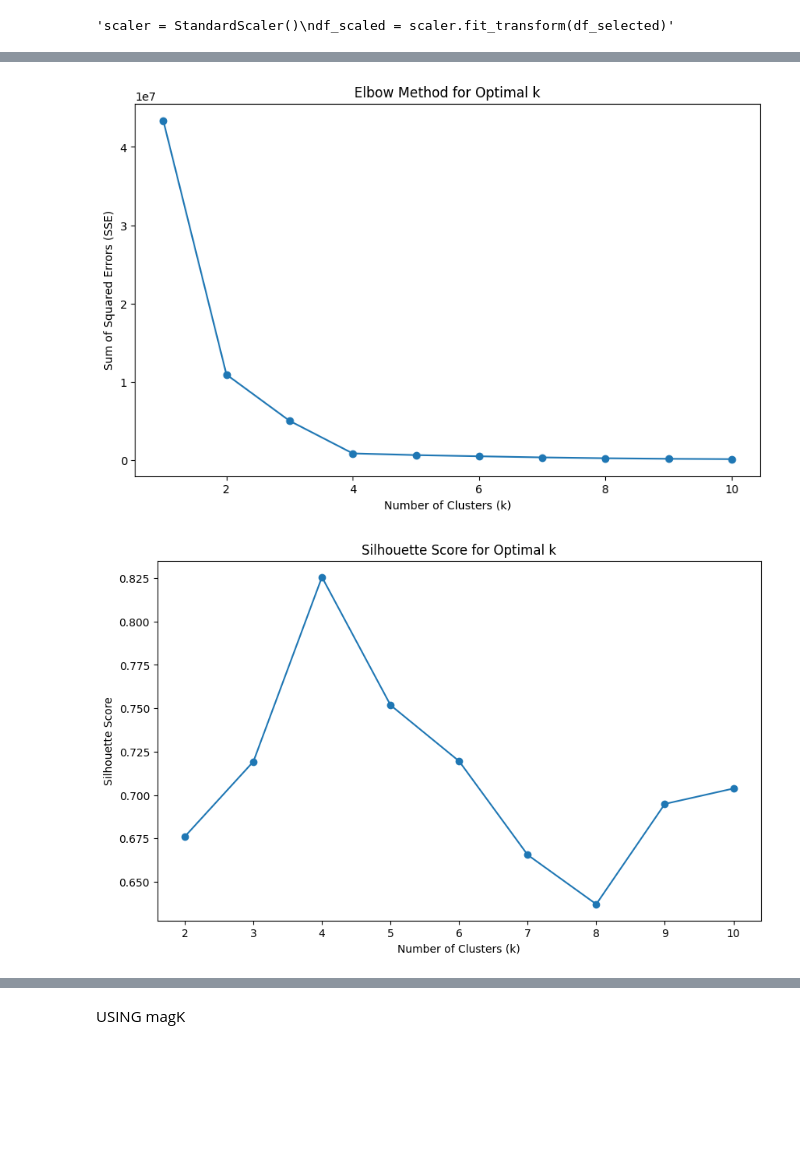
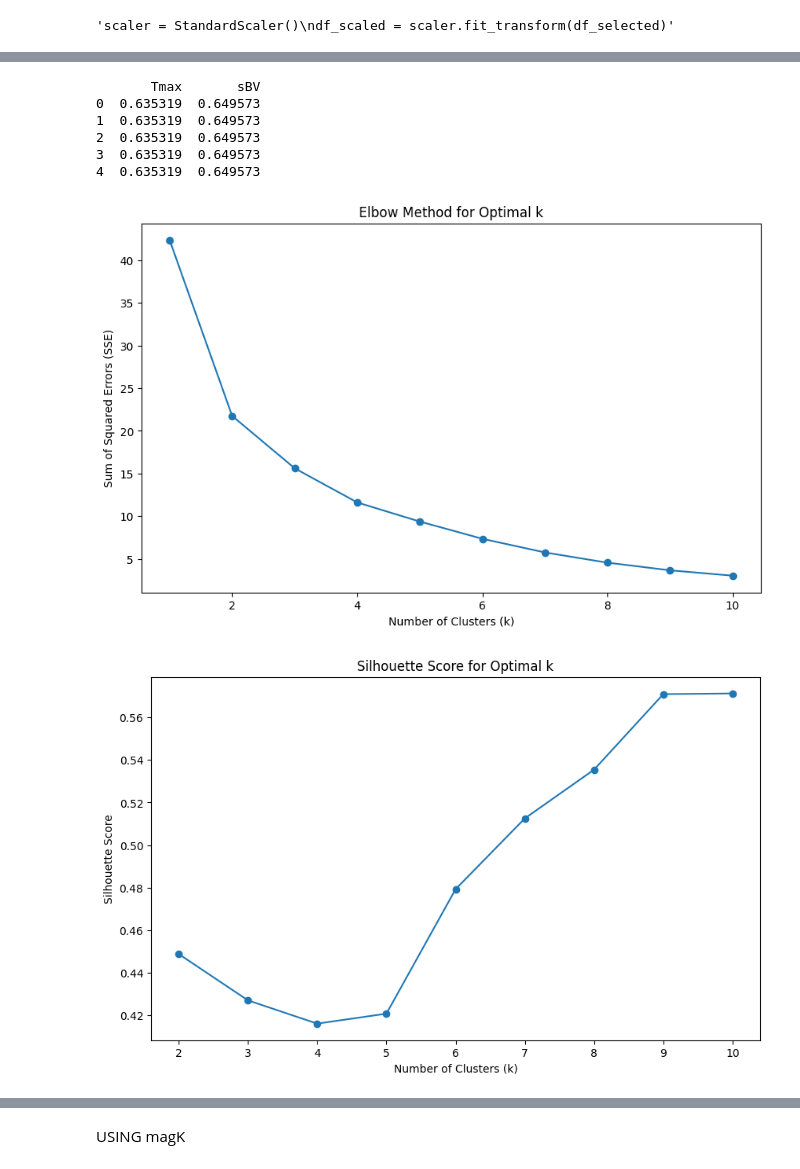
Before and after one commit to Antonyevan/FINAL-PROJECT, a Jupyter notebook: EDA.ipynb, the cells around one changed output, grey strips where cells are left out. Saved outputs shown, nothing was run; the diff lists cells and outputs as text; code cells hidden in the pictures; blank space fills up the shorter version.

```diff
--- a/EDA.ipynb
+++ b/EDA.ipynb
@@ -205,8 +205,8 @@ import pandas as pd
 from sklearn.preprocessing import StandardScaler
 
 
-selected_features = ['Tmax(MJD)', 'mean_flux']
-selected_features2 = ['Tmax(MJD)','magK']
+selected_features = ['Tmax(MJD)', 'sBV']
+selected_features2 = ['zhel','magK']
 df_scaled = features_copy[selected_features]
 df_scaled2 = features_copy[selected_features2]
 
@@ -244,37 +244,51 @@ dtype: int64
+# %%
+from sklearn.preprocessing import MinMaxScaler
+
+scaler = MinMaxScaler()
+scaled_data = scaler.fit_transform(selected_df[['Tmax(MJD)','sBV']])
+new_df = pd.DataFrame(scaled_data, columns=['Tmax', 'sBV'])
+print(new_df.head())
+# %% [output]
+       Tmax       sBV
+0  0.635319  0.649573
+1  0.635319  0.649573
+2  0.635319  0.649573
+3  0.635319  0.649573
+4  0.635319  0.649573
 # %%
 import matplotlib.pyplot as plt
 from sklearn.cluster import KMeans
 from sklearn.metrics import silhouette_score
 
 # Elbow Method
 sse = []
 k_range = range(1, 11)
 for k in k_range:
     kmeans = KMeans(n_clusters=k, random_state=42)
-    kmeans.fit(df_scaled)
+    kmeans.fit(new_df)
     sse.append(kmeans.inertia_)
 
 plt.figure(figsize=(10, 6))
 plt.plot(k_range, sse, marker='o')
 plt.xlabel('Number of Clusters (k)')
 plt.ylabel('Sum of Squared Errors (SSE)')
 plt.title('Elbow Method for Optimal k')
 plt.show()
 
 # Silhouette Score
 silhouette_scores = []
 for k in k_range[1:]:
     kmeans = KMeans(n_clusters=k, random_state=42)
-    labels = kmeans.fit_predict(df_scaled)
-    silhouette_scores.append(silhouette_score(df_scaled, labels))
+    labels = kmeans.fit_predict(new_df)
+    silhouette_scores.append(silhouette_score(new_df, labels))
 
 plt.figure(figsize=(10, 6))
 plt.plot(k_range[1:], silhouette_scores, marker='o')
 plt.xlabel('Number of Clusters (k)')
 plt.ylabel('Silhouette Score')
 plt.title('Silhouette Score for Optimal k')
 plt.show()
 # %% [output]
-[figure, old version]
+[figure, new version]
-[figure, old version]
+[figure, new version]
 # %%
```
Also changed, not shown: parts of 6 cells of this notebook.
